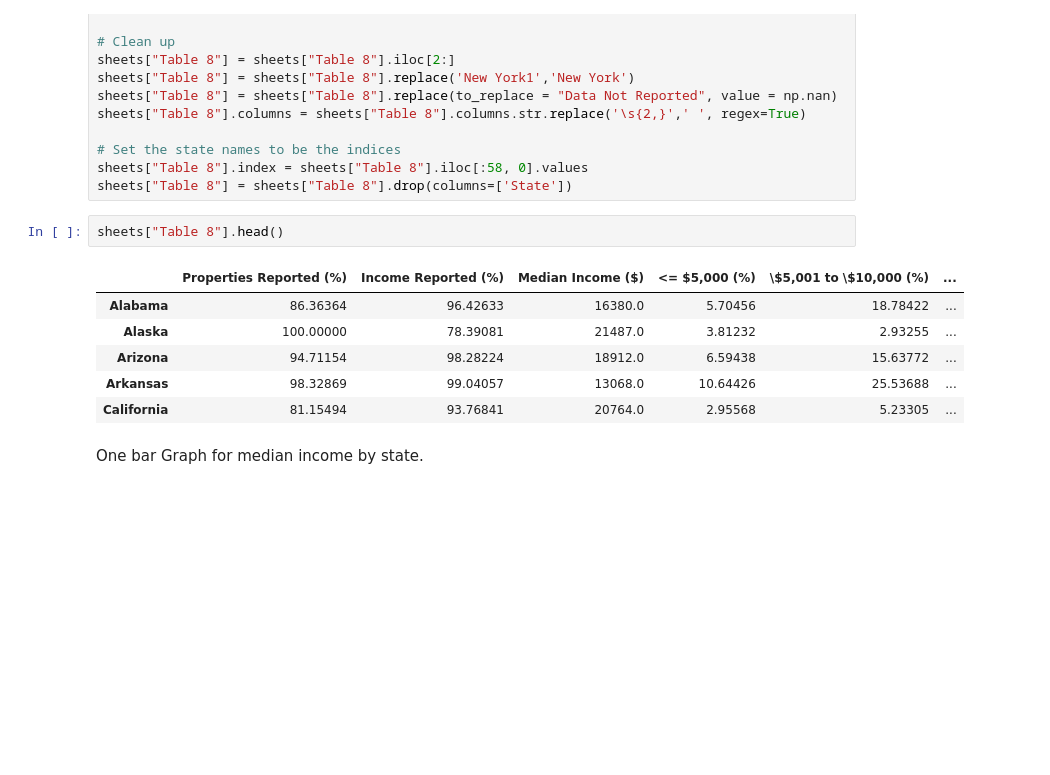
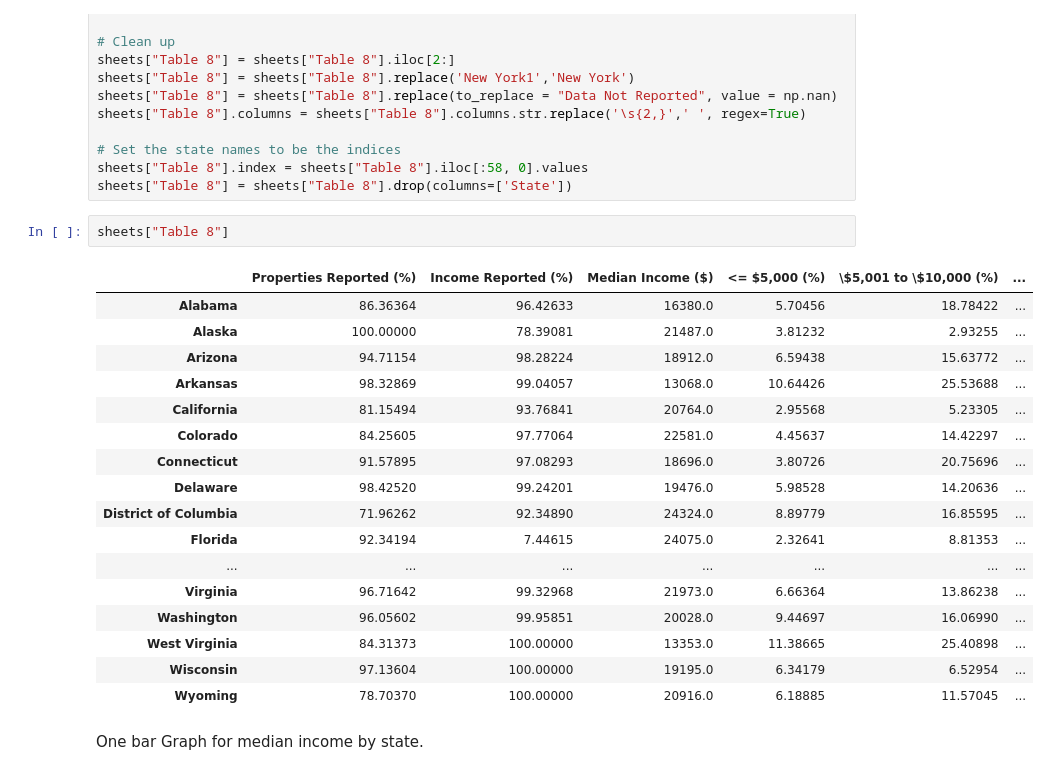
Before and after one commit to samuelscheffler/Housing-Data-Analysis, a Jupyter notebook: table-8-12.ipynb, the cells around one changed output. Cells and saved outputs as stored; diff of their text form; blank space fills up the shorter version.

```diff
--- a/table-8-12.ipynb
+++ b/table-8-12.ipynb
@@ -41,13 +41,24 @@ sheets["Table 8"].columns = sheets["Table 8"].columns.str.replace('\s{2,}',' ',
 sheets["Table 8"].index = sheets["Table 8"].iloc[:58, 0].values
 sheets["Table 8"] = sheets["Table 8"].drop(columns=['State'])
 # %%
-sheets["Table 8"].head()
+sheets["Table 8"]
 # %% [output]
 |  | Properties Reported (%) | Income Reported (%) | Median Income ($) | <= $5,000 (%) | \$5,001 to \$10,000 (%) | ... |
 | Alabama | 86.36364 | 96.42633 | 16380.0 | 5.70456 | 18.78422 | ... |
 | Alaska | 100.00000 | 78.39081 | 21487.0 | 3.81232 | 2.93255 | ... |
 | Arizona | 94.71154 | 98.28224 | 18912.0 | 6.59438 | 15.63772 | ... |
 | Arkansas | 98.32869 | 99.04057 | 13068.0 | 10.64426 | 25.53688 | ... |
 | California | 81.15494 | 93.76841 | 20764.0 | 2.95568 | 5.23305 | ... |
+| Colorado | 84.25605 | 97.77064 | 22581.0 | 4.45637 | 14.42297 | ... |
+| Connecticut | 91.57895 | 97.08293 | 18696.0 | 3.80726 | 20.75696 | ... |
+| Delaware | 98.42520 | 99.24201 | 19476.0 | 5.98528 | 14.20636 | ... |
+| District of Columbia | 71.96262 | 92.34890 | 24324.0 | 8.89779 | 16.85595 | ... |
+| Florida | 92.34194 | 7.44615 | 24075.0 | 2.32641 | 8.81353 | ... |
+| ... | ... | ... | ... | ... | ... | ... |
+| Virginia | 96.71642 | 99.32968 | 21973.0 | 6.66364 | 13.86238 | ... |
+| Washington | 96.05602 | 99.95851 | 20028.0 | 9.44697 | 16.06990 | ... |
+| West Virginia | 84.31373 | 100.00000 | 13353.0 | 11.38665 | 25.40898 | ... |
+| Wisconsin | 97.13604 | 100.00000 | 19195.0 | 6.34179 | 6.52954 | ... |
+| Wyoming | 78.70370 | 100.00000 | 20916.0 | 6.18885 | 11.57045 | ... |
 # %% [markdown]
 One bar Graph for median income by state.
```
Also changed, not shown: parts of 5 cells of this notebook.
